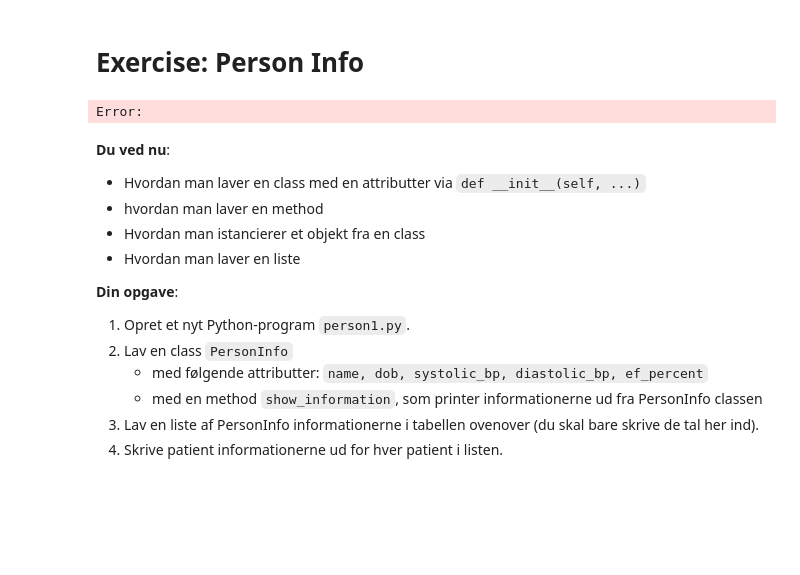
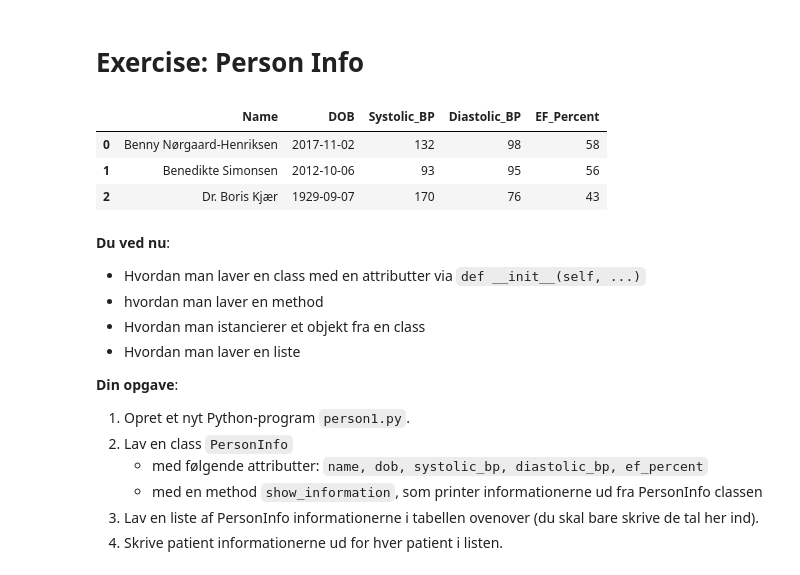
Before and after one commit to AAU-ST2-Programming/oop_3, a Jupyter notebook: AP-LoadData.ipynb, the cells around one changed output. Saved outputs shown, nothing was run; the diff lists cells and outputs as text; code cells hidden in the pictures; blank space fills up the shorter version.

```diff
--- a/AP-LoadData.ipynb
+++ b/AP-LoadData.ipynb
@@ -588,9 +597,13 @@ finalize_figure()
 # %% [markdown]
 # Exercise: Person Info
 # %%
-examples.df_3(100)
+df = examples.df_3(3)
+df
 # %% [output]
-Error:
+|  | Name | DOB | Systolic_BP | Diastolic_BP | EF_Percent |
+| 0 | Benny Nørgaard-Henriksen | 2017-11-02 | 132 | 98 | 58 |
+| 1 | Benedikte Simonsen | 2012-10-06 | 93 | 95 | 56 |
+| 2 | Dr. Boris Kjær | 1929-09-07 | 170 | 76 | 43 |
 # %% [markdown]
 **Du ved nu**:
 - Hvordan man laver en class med en attributter via `def __init__(self, ...)`
```
Also changed, not shown: parts of 16 cells of this notebook, 2 other files.
